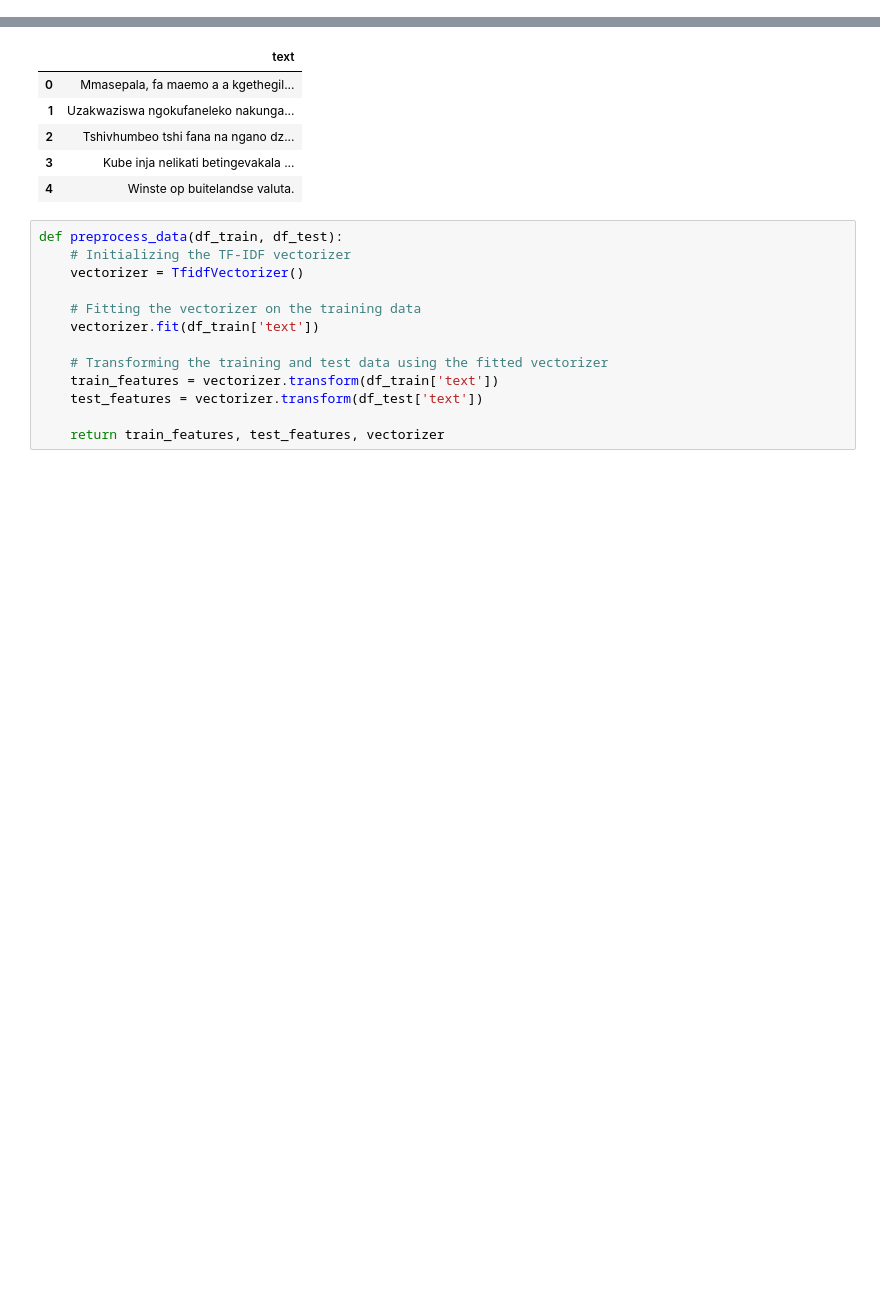
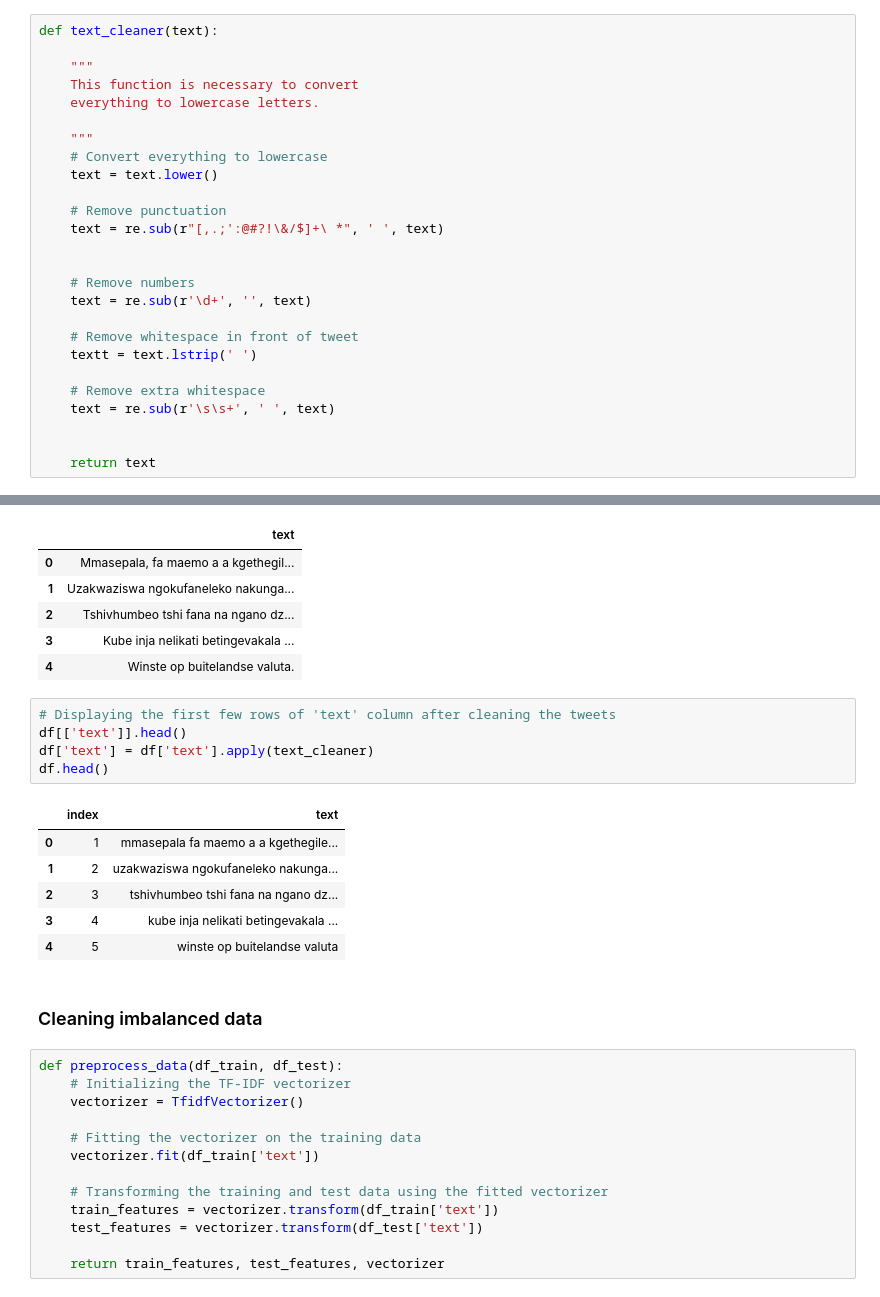
Before and after one commit to Desireemalebana/Language-Identification-Hackathon, a Jupyter notebook: Untitled.ipynb, the cells around one changed output, grey strips where cells are left out. Saved outputs shown, nothing was run; the diff lists cells and outputs as text; blank space fills up the shorter version.

```diff
--- a/Untitled.ipynb
+++ b/Untitled.ipynb
@@ -181,6 +179,32 @@ def remove_mentions_in_text(input_text, pattern):
     for word in r_find:
         input_text = re.sub(word, '',input_text)
     return input_text
+# %%
+def text_cleaner(text):
+
+    """
+    This function is necessary to convert
+    everything to lowercase letters.
+
+    """
+    # Convert everything to lowercase
+    text = text.lower()
+
+    # Remove punctuation
+    text = re.sub(r"[,.;':@#?!\&/$]+\ *", ' ', text)
+
+
+    # Remove numbers
+    text = re.sub(r'\d+', '', text)
+
+    # Remove whitespace in front of tweet
+    textt = text.lstrip(' ')
+
+    # Remove extra whitespace
+    text = re.sub(r'\s\s+', ' ', text)
+
+
+    return text
 # %%
 # Removing mentions using the vectorize function
 df['text'] = np.vectorize(remove_mentions_in_text)(df['text'],'@[\w]*')
@@ -193,6 +217,20 @@ df[['text']].head()
 | 2 | Tshivhumbeo tshi fana na ngano dz... |
 | 3 | Kube inja nelikati betingevakala ... |
 | 4 | Winste op buitelandse valuta. |
+# %%
+# Displaying the first few rows of 'text' column after cleaning the tweets
+df[['text']].head()
+df['text'] = df['text'].apply(text_cleaner)
+df.head()
+# %% [output]
+|  | index | text |
+| 0 | 1 | mmasepala fa maemo a a kgethegile... |
+| 1 | 2 | uzakwaziswa ngokufaneleko nakunga... |
+| 2 | 3 | tshivhumbeo tshi fana na ngano dz... |
+| 3 | 4 | kube inja nelikati betingevakala ... |
+| 4 | 5 | winste op buitelandse valuta |
+# %% [markdown]
+### Cleaning imbalanced data
 # %%
 def preprocess_data(df_train, df_test):
     # Initializing the TF-IDF vectorizer
```
Also changed, not shown: parts of 4 cells of this notebook.
